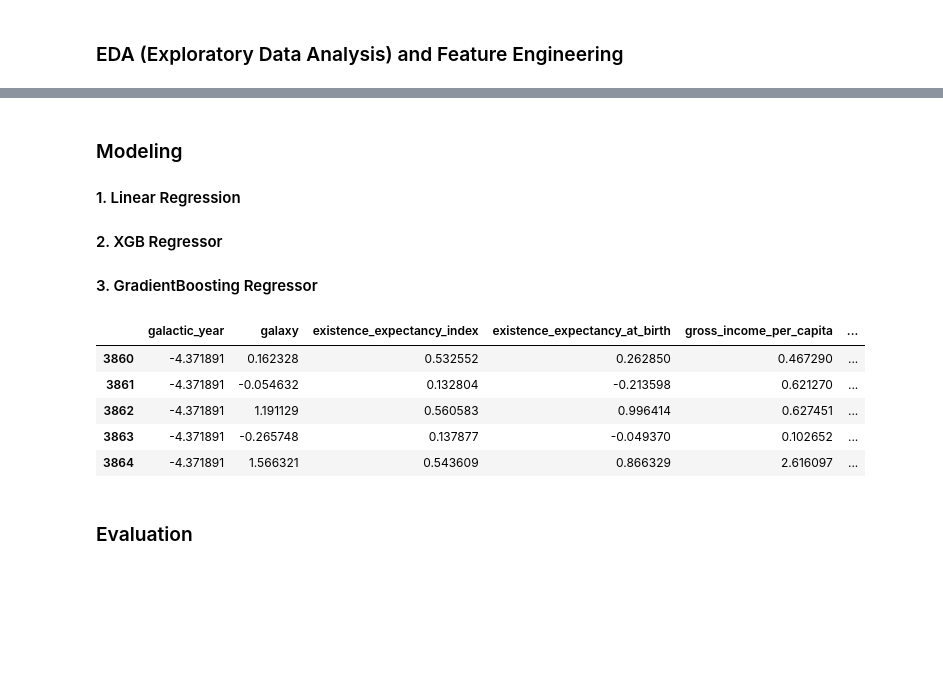
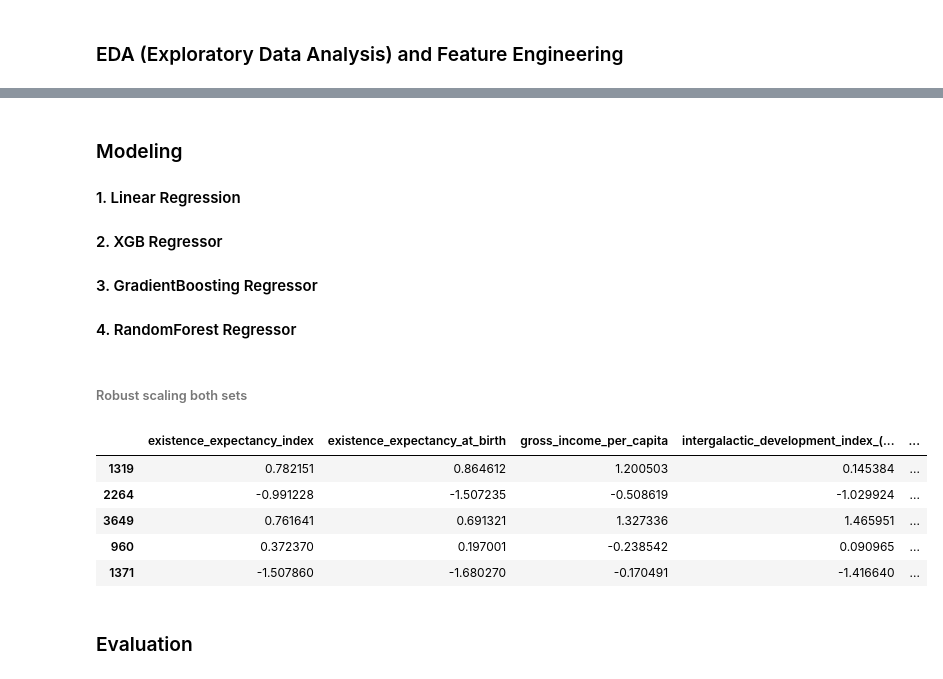
Before and after one commit to kamalzada/Machine-Learning-Projects, a Jupyter notebook: Capstone-Projects/Capstone-Project#2.ipynb, the cells around one changed output, grey strips where cells are left out. Saved outputs shown, nothing was run; the diff lists cells and outputs as text; code cells hidden in the pictures; blank space fills up the shorter version.

```diff
--- a/Capstone-Projects/Capstone-Project#2.ipynb
+++ b/Capstone-Projects/Capstone-Project#2.ipynb
@@ -463,8 +523,10 @@ df_test.drop(['expected_years_of_education_(galactic_years)', 'mean_years_of_edu
        axis=1, inplace=True)
 # %%
 df_train.drop('y', axis=1, inplace=True)
+df_test.drop('y', axis=1, inplace=True)
 # %%
-df_train = pd.concat([df_train, target], axis=1)
+df_train = pd.concat([df_train, y_train], axis=1)
+df_test = pd.concat([df_test, y_test], axis=1)
 # %%
 display(df_train.head().T, df_test.head().T)
 # %% [output]
@@ -561,20 +610,23 @@ plt.show()
 #### 1. Linear Regression
 #### 2. XGB Regressor
 #### 3. GradientBoosting Regressor
+#### 4. RandomForest Regressor
+# %% [markdown]
+###### Robust scaling both sets
 # %%
 scaler = RobustScaler()
 df_train.iloc[:,:-1] = scaler.fit_transform(df_train.iloc[:,:-1])
 df_train = pd.DataFrame(df_train)
-# %%
-scaler = RobustScaler()
-df_test.iloc[:,:] = scaler.fit_transform(df_test.iloc[:,:])
-df_test = pd.DataFrame(df_test)
+# %%
+scaler = RobustScaler()
+df_test.iloc[:,:-1] = scaler.fit_transform(df_test.iloc[:,:-1])
+df_test = pd.DataFrame(df_test)
 # %%
-df_train.tail()
+df_test.tail()
 # %% [output]
-|  | galactic_year | galaxy | existence_expectancy_index | existence_expectancy_at_birth | gross_income_per_capita | ... |
-| 3860 | -4.371891 | 0.162328 | 0.532552 | 0.262850 | 0.467290 | ... |
-| 3861 | -4.371891 | -0.054632 | 0.132804 | -0.213598 | 0.621270 | ... |
-| 3862 | -4.371891 | 1.191129 | 0.560583 | 0.996414 | 0.627451 | ... |
-| 3863 | -4.371891 | -0.265748 | 0.137877 | -0.049370 | 0.102652 | ... |
-| 3864 | -4.371891 | 1.566321 | 0.543609 | 0.866329 | 2.616097 | ... |
+|  | existence_expectancy_index | existence_expectancy_at_birth | gross_income_per_capita | intergalactic_development_index_(... | ... |
+| 1319 | 0.782151 | 0.864612 | 1.200503 | 0.145384 | ... |
+| 2264 | -0.991228 | -1.507235 | -0.508619 | -1.029924 | ... |
+| 3649 | 0.761641 | 0.691321 | 1.327336 | 1.465951 | ... |
+| 960 | 0.372370 | 0.197001 | -0.238542 | 0.090965 | ... |
+| 1371 | -1.507860 | -1.680270 | -0.170491 | -1.416640 | ... |
```
Also changed, not shown: parts of 61 cells of this notebook.
